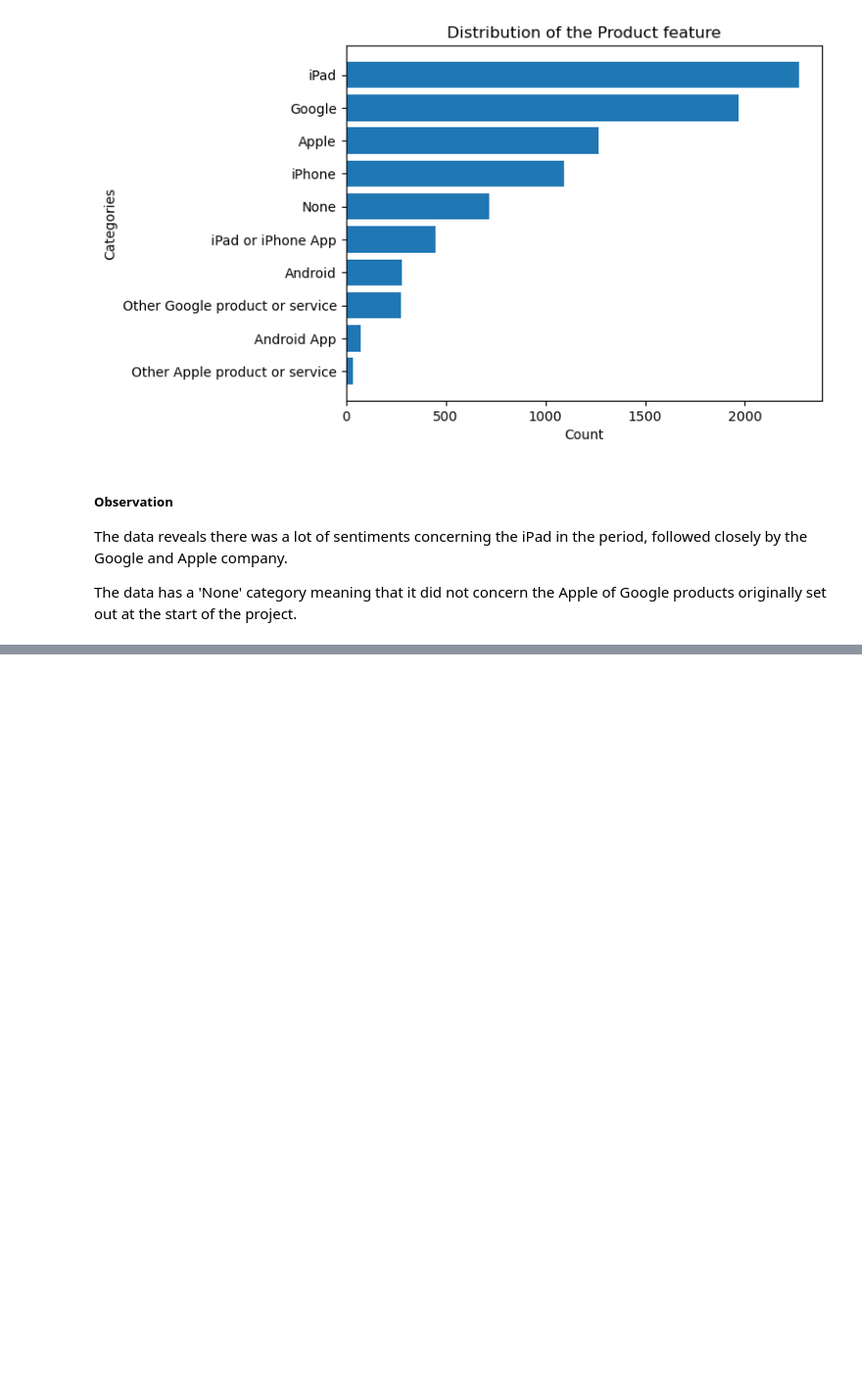
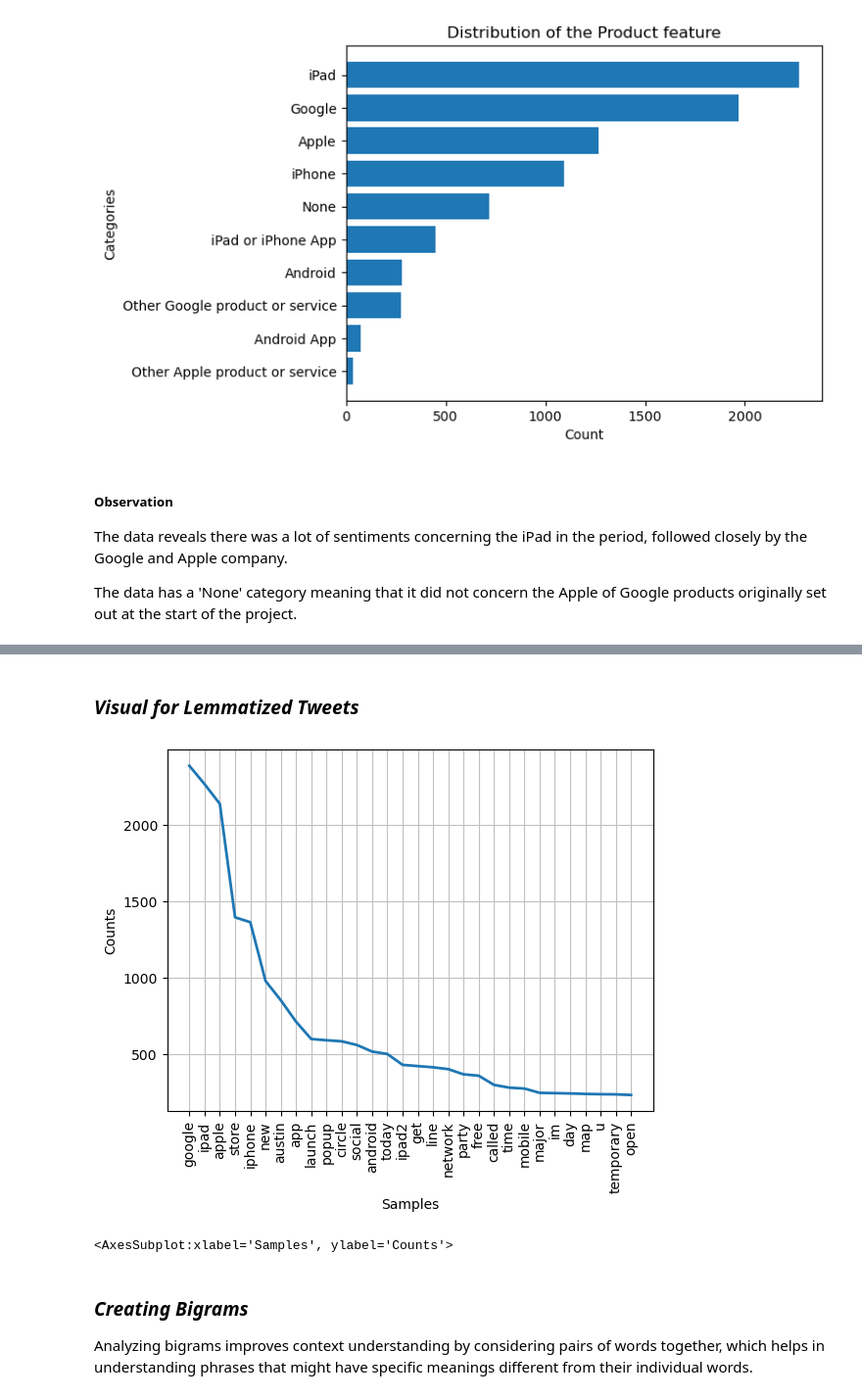
Before and after one commit to ggeorgekkariuki/SentimentFlow_NLP, a Jupyter notebook: sentimentflow.ipynb, the cells around one changed output, grey strips where cells are left out. Shown at 98% size. Drawn from its saved outputs; the diff is of its cells as text; code cells hidden in the pictures; blank space fills up the shorter version.

```diff
--- a/sentimentflow.ipynb
+++ b/sentimentflow.ipynb
@@ -439,0 +511,22 @@ The data has a 'None' category meaning that it did not concern the Apple of Goog
+# %% [markdown]
+### ***Visual for Lemmatized Tweets***
+# %%
+from nltk.probability import FreqDist
+
+lemmatized_tweet = df['lemmatized_tweet']
+
+# Flatten the list
+flattened_lemmatized_tweet = [token for sublist in lemmatized_tweet for token in sublist]
+
+# Create the frequency distribution
+fdist = FreqDist(flattened_lemmatized_tweet)
+
+# Plot the frequency distribution
+fdist.plot(30)
+# %% [output]
+[figure, added]
+<AxesSubplot:xlabel='Samples', ylabel='Counts'>
+# %% [markdown]
+### ***Creating Bigrams***
+
+Analyzing bigrams improves context understanding by considering pairs of words together, which helps in understanding phrases that might have specific meanings different from their individual words.
```
Also changed, not shown: parts of 5 cells of this notebook.
